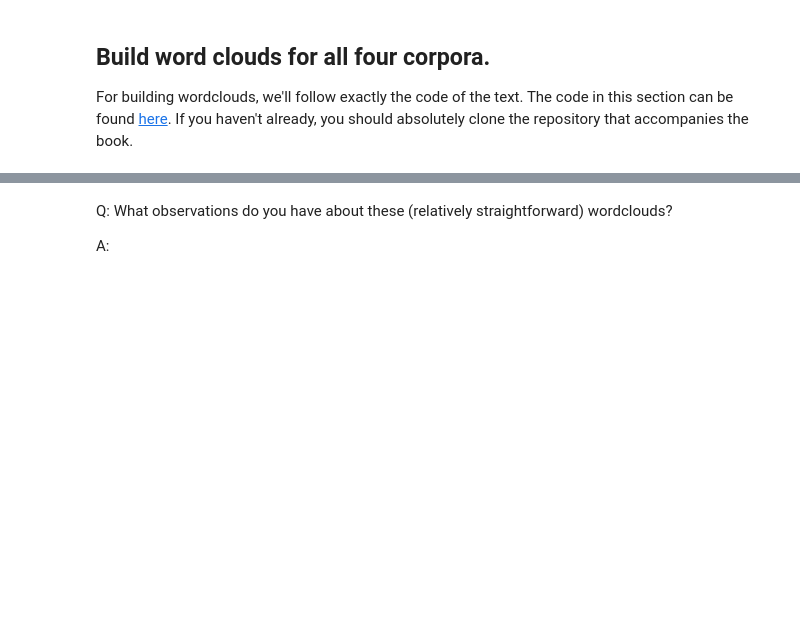
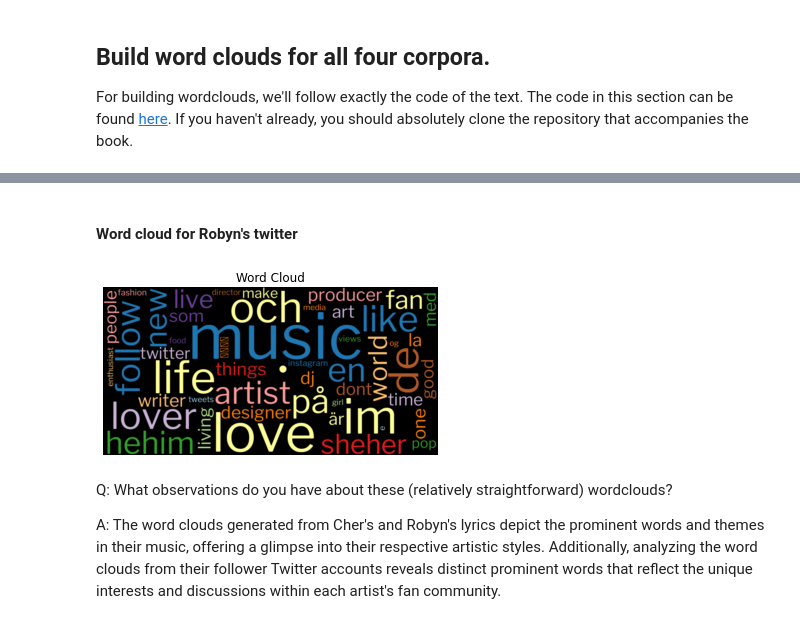
Before and after one commit to unpham/ads_509-tm-group-comp, a Jupyter notebook: Group Comparison.ipynb, the cells around one changed output, grey strips where cells are left out. Saved outputs shown, nothing was run; the diff lists cells and outputs as text; code cells hidden in the pictures; blank space fills up the shorter version.

```diff
--- a/Group Comparison.ipynb
+++ b/Group Comparison.ipynb
@@ -255,4 +569,13 @@ def count_words(df, column='tokens', preprocess=None, min_freq=2):
+# %% [markdown]
+#### Word cloud for Robyn's twitter
+# %%
+robyn_tokens = twitter_data.loc[twitter_data['artist'] == 'robyn'].dropna()
+word_freq = count_words(robyn_tokens, column='tokens', min_freq=2)
+wordcloud(word_freq['freq'], title='Word Cloud', max_words=50)
+plt.show()
+# %% [output]
+[figure, added]
 # %% [markdown]
 Q: What observations do you have about these (relatively straightforward) wordclouds?
 
-A:
+A: The word clouds generated from Cher's and Robyn's lyrics depict the prominent words and themes in their music, offering a glimpse into their respective artistic styles. Additionally, analyzing the word clouds from their follower Twitter accounts reveals distinct prominent words that reflect the unique interests and discussions within each artist's fan community.
```
Also changed, not shown: parts of 33 cells of this notebook.
